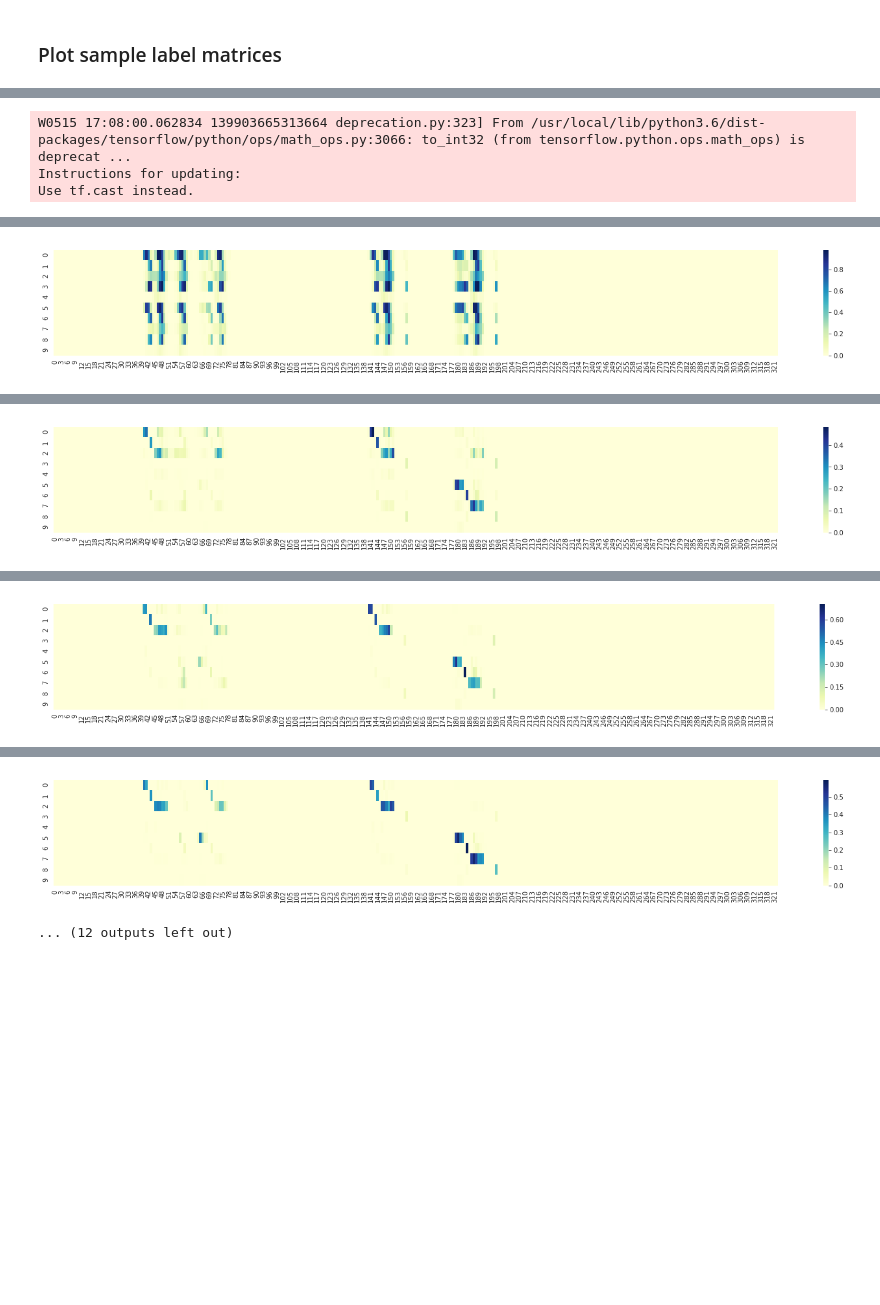
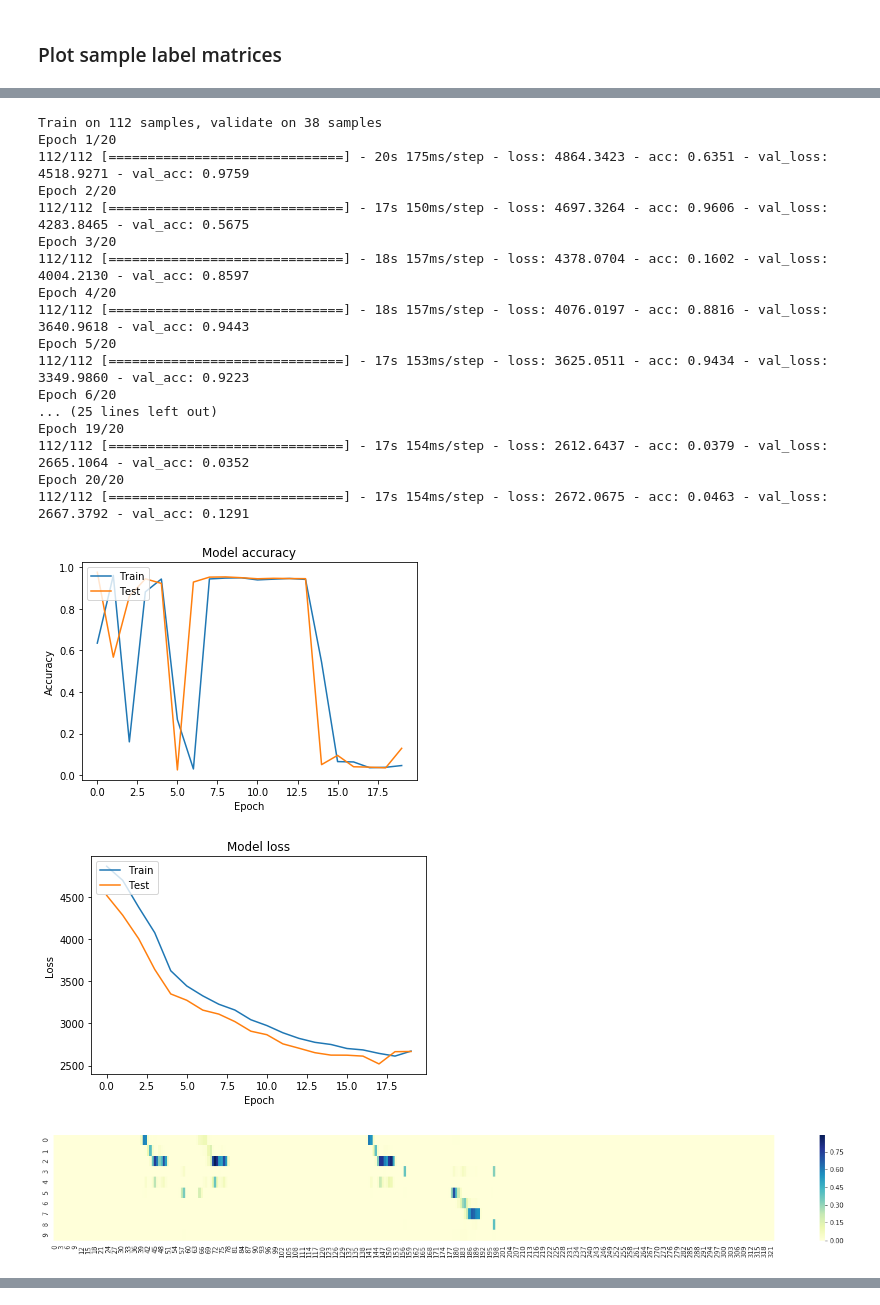
Before and after one commit to nemoware/analyser, a Jupyter notebook: augmentation_NER_Matcher_(TF).ipynb, the cells around one changed output, grey strips where cells are left out. Drawn from its saved outputs; the diff is of its cells as text; code cells hidden in the pictures; blank space fills up the shorter version.

```diff
--- a/augmentation_NER_Matcher_(TF).ipynb
+++ b/augmentation_NER_Matcher_(TF).ipynb
@@ -593,6 +575,6 @@ def get_embedings(inputs):
 
 # ------
 def elmo_output_shape(input_shapes):
-  shape1 = list(input_shapes)
-  shape1[-1] = EMB_DIM
+  shape1 = list(input_shapes[0])
+  shape1+= [EMB_DIM]
   return tuple(shape1)
@@ -600,0 +655,6 @@ def elmo_output_shape(input_shapes):
+# %%
+
+graph = tf.Graph()
+with graph.as_default():
+  elmo = hub.Module(module_url, trainable=False)
+  model = build_cnn_only_model( np_LABELS.shape[-1] )
@@ -660,14 +757,9 @@ def build_model(features):
 
   return model
 # %%
-np_LABELS = np.array(_LABELS)
 
 graph = tf.Graph()
-
 with graph.as_default():
   elmo = hub.Module(module_url, trainable=False)
-  model = build_model( np_LABELS.shape[-1] )
-
-
-SVG(model_to_dot(model, show_layer_names=True, show_shapes=True).create(prog='dot', format='svg'))
+  model = build_big_model( np_LABELS.shape[-1] )
 # %% [output]
@@ -697,23 +787,53 @@ ________________________________________________________________________________
 # %%
-
-
 
 with graph.as_default():
 
   with tf.Session() as sess:
 
     K.set_session(sess)
 
-    for i in range(10):
-      model.fit([_TEXTS[10:], _LENS[10:] ], np_LABELS[10:] , epochs=6)
-#       pred = model.predict([_TEXTS[0:2], _LENS[0:2] ])
+    for i in range(1):
+      history = model.fit([_TEXTS[5:], _LENS[5:] ], np_LABELS[5:], validation_split=0.25, epochs=20, batch_size=30)
+      plot_training_history(history)
       pred = model.predict([ [TEST_TOKENS, TEST_TOKENS], [len(TEST_TOKENS), len(TEST_TOKENS)] ])
 
+      plot_matrix(pred[0])
+      color_matrix(pred[0], TEST_TOKENS)
 
-      plot_matrix(pred[0])
-#       color_matrix(pred[0], _TEXTS[0])
-      color_matrix(pred[0], TEST_TOKENS)
+
+# with graph.as_default():
+
+#   with tf.Session() as sess:
+
+#     K.set_session(sess)
+
+#     for i in range(4):
+#       model.fit([_TEXTS[45:], _LENS[45:] ], np_LABELS[45:], epochs=6, batch_size=20)
+# #       pred = model.predict([_TEXTS[0:2], _LENS[0:2] ])
+#       pred = model.predict([ [TEST_TOKENS, TEST_TOKENS], [len(TEST_TOKENS), len(TEST_TOKENS)] ])
+
+
+#       plot_matrix(pred[0])
+# #       color_matrix(pred[0], _TEXTS[0])
+#       color_matrix(pred[0], TEST_TOKENS)
 # %% [output]
-W0515 17:08:00.062834 139903665313664 deprecation.py:323] From /usr/local/lib/python3.6/dist-packages/tensorflow/python/ops/math_ops.py:3066: to_int32 (from tensorflow.python.ops.math_ops) is deprecat ...
-Instructions for updating:
-Use tf.cast instead.
+Train on 112 samples, validate on 38 samples
+Epoch 1/20
+112/112 [==============================] - 20s 175ms/step - loss: 4864.3423 - acc: 0.6351 - val_loss: 4518.9271 - val_acc: 0.9759
+Epoch 2/20
+112/112 [==============================] - 17s 150ms/step - loss: 4697.3264 - acc: 0.9606 - val_loss: 4283.8465 - val_acc: 0.5675
+Epoch 3/20
+112/112 [==============================] - 18s 157ms/step - loss: 4378.0704 - acc: 0.1602 - val_loss: 4004.2130 - val_acc: 0.8597
+Epoch 4/20
+112/112 [==============================] - 18s 157ms/step - loss: 4076.0197 - acc: 0.8816 - val_loss: 3640.9618 - val_acc: 0.9443
+Epoch 5/20
+112/112 [==============================] - 17s 153ms/step - loss: 3625.0511 - acc: 0.9434 - val_loss: 3349.9860 - val_acc: 0.9223
+Epoch 6/20
+... (25 lines left out)
+Epoch 19/20
+112/112 [==============================] - 17s 154ms/step - loss: 2612.6437 - acc: 0.0379 - val_loss: 2665.1064 - val_acc: 0.0352
+Epoch 20/20
+112/112 [==============================] - 17s 154ms/step - loss: 2672.0675 - acc: 0.0463 - val_loss: 2667.3792 - val_acc: 0.1291
+[figure, new version]
+[figure, new version]
+[figure, new version]
@@ -732 +856,0 @@ Epoch 6/6
-[figure, old version]
@@ -762 +856,0 @@ Epoch 6/6
-[figure, old version]
@@ -792 +856,0 @@ Epoch 6/6
-[figure, old version]
@@ -822,5 +857,3 @@ Epoch 6/6
-[figure, removed]
-... (12 outputs left out)
 # %%
 plot_matrix(pred[0])
 color_matrix(pred[0], _TEXTS[0])
```
Also changed, not shown: parts of 31 cells of this notebook.
